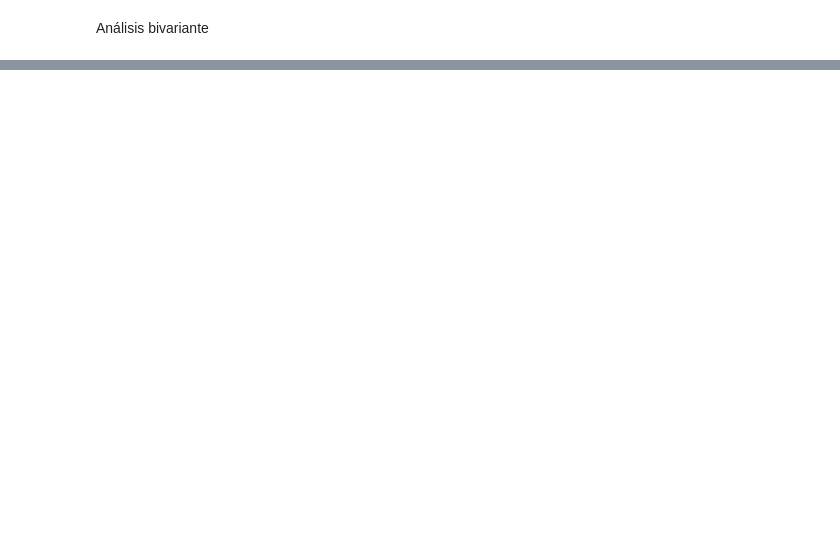
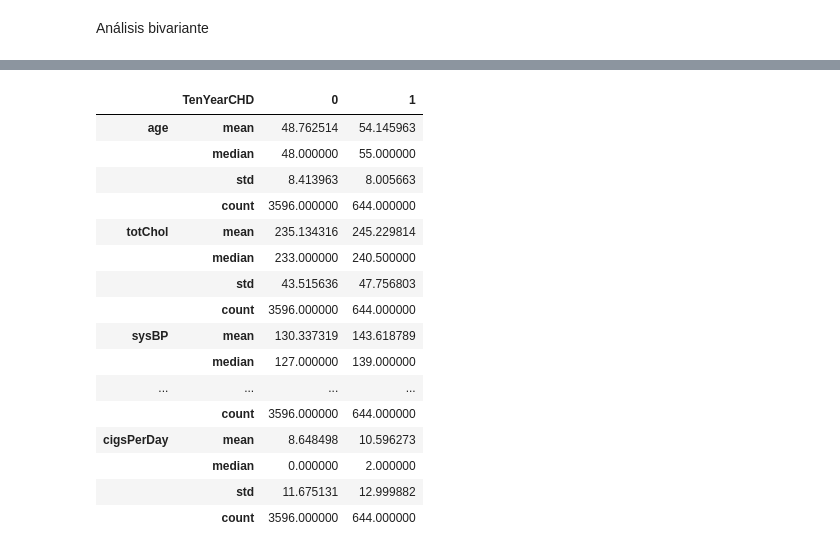
Before and after one commit to Marcosdeai/EDAPP, a Jupyter notebook: src/TRABAJOINDIVIDUAL.ipynb, the cells around one changed output, grey strips where cells are left out. Drawn from its saved outputs; the diff is of its cells as text; code cells hidden in the pictures; blank space fills up the shorter version.

```diff
--- a/src/TRABAJOINDIVIDUAL.ipynb
+++ b/src/TRABAJOINDIVIDUAL.ipynb
@@ -494,0 +551,26 @@ Análisis bivariante
+# %%
+num_by_target = (
+    df.groupby("TenYearCHD")[continuous_cols]
+    .agg(["mean", "median", "std", "count"])
+    .T
+)
+
+display(num_by_target)
+# %% [output]
+|  | TenYearCHD | 0 | 1 |
+| age | mean | 48.762514 | 54.145963 |
+|  | median | 48.000000 | 55.000000 |
+|  | std | 8.413963 | 8.005663 |
+|  | count | 3596.000000 | 644.000000 |
+| totChol | mean | 235.134316 | 245.229814 |
+|  | median | 233.000000 | 240.500000 |
+|  | std | 43.515636 | 47.756803 |
+|  | count | 3596.000000 | 644.000000 |
+| sysBP | mean | 130.337319 | 143.618789 |
+|  | median | 127.000000 | 139.000000 |
+| ... | ... | ... | ... |
+|  | count | 3596.000000 | 644.000000 |
+| cigsPerDay | mean | 8.648498 | 10.596273 |
+|  | median | 0.000000 | 2.000000 |
+|  | std | 11.675131 | 12.999882 |
+|  | count | 3596.000000 | 644.000000 |
```
Also changed, not shown: parts of 5 cells of this notebook.
